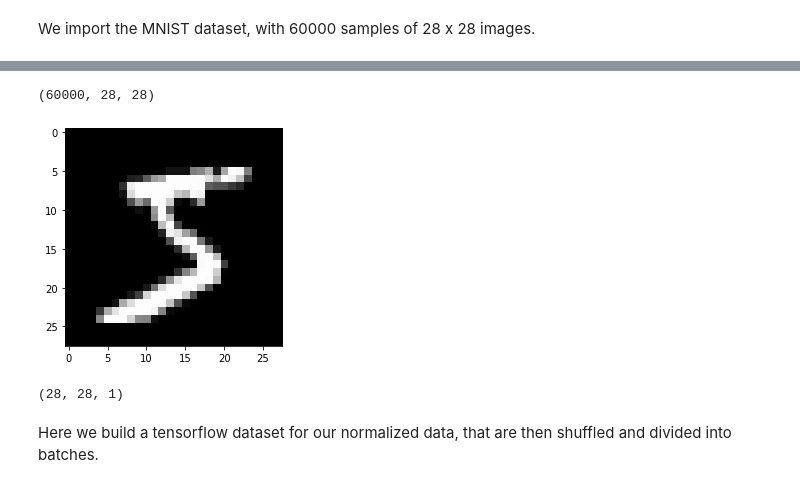
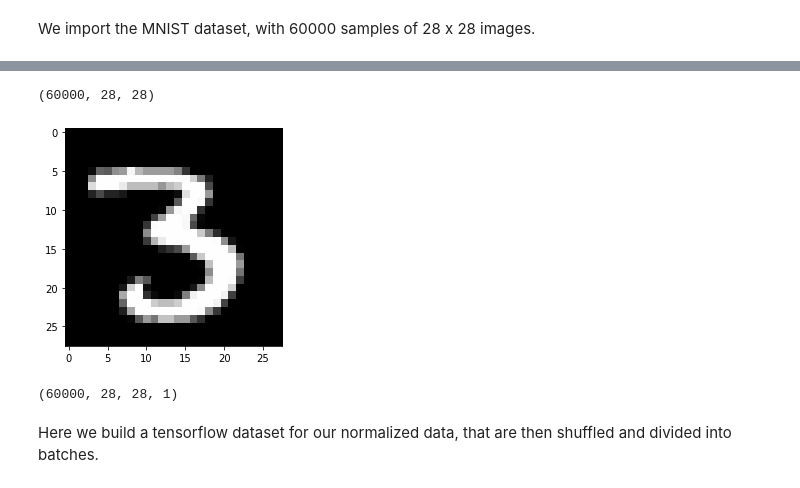
Before and after one commit to MattiaPujatti/A-brief-study-about-Generative-Adversarial-Networks, a Jupyter notebook: Exercises_modB/GAN_MNIST.ipynb, the cells around one changed output, grey strips where cells are left out. Cells and saved outputs as stored; diff of their text form; code cells hidden in the pictures.

```diff
--- a/Exercises_modB/GAN_MNIST.ipynb
+++ b/Exercises_modB/GAN_MNIST.ipynb
@@ -14,4 +18,4 @@ from IPython import display
 # %% [markdown]
 We import the MNIST dataset, with 60000 samples of 28 x 28 images.
 # %%
-(images, labels), (_, _) = tf.keras.datasets.mnist.load_data()
+(mnist_images, labels), (_, _) = tf.keras.datasets.mnist.load_data()
@@ -18,7 +25,7 @@ We import the MNIST dataset, with 60000 samples of 28 x 28 images.
 # %%
-plt.imshow(images[0], cmap='gray')
-images.shape
+plt.imshow(mnist_images[12], cmap='gray')
+mnist_images.shape
 # %% [output]
 (60000, 28, 28)
-[figure, old version]
+[figure, new version]
 # %%
@@ -26,8 +33,8 @@ train_images = images.reshape(images.shape[0], 28, 28, 1).astype('float32')
 train_images = (train_images - 127.5) / 127.5 # Normalize the images to [-1, 1]
 # %%
-train_images[0].shape
+train_images.shape
 # %% [output]
-(28, 28, 1)
+(60000, 28, 28, 1)
 # %% [markdown]
 Here we build a tensorflow dataset for our normalized data, that are then shuffled and divided into batches.
 # %%
```
Also changed, not shown: parts of 17 cells of this notebook.
